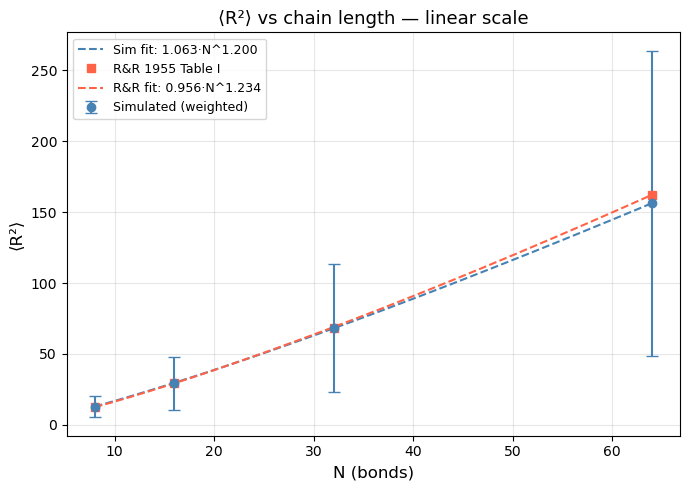
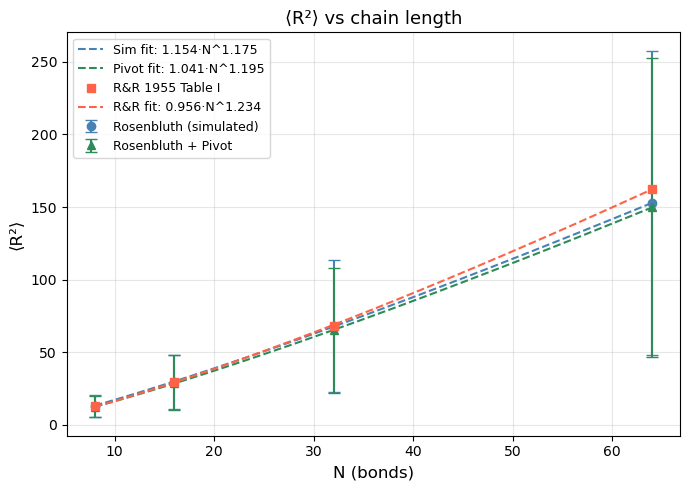
The notebook cell's code change between the first figure and the second:
--- before
+++ after
@@ -5,11 +5,14 @@
 sim_mean   = np.array([lattice_results[n]['w_r2_mean'] for n in CHAIN_LENGTHS])
 sim_std    = np.array([lattice_results[n]['w_r2_std']  for n in CHAIN_LENGTHS])
-pub_values = np.array([lattice_results[n]['published'] for n in CHAIN_LENGTHS])
+pub_values = np.array([RR1955_R2[n]                   for n in CHAIN_LENGTHS])
+piv_mean   = np.array([pivot_results[n]['mean']        for n in CHAIN_LENGTHS])
+piv_std    = np.array([pivot_results[n]['std']         for n in CHAIN_LENGTHS])
 
 def power_law(n, a, nu):
     return a * n ** nu
 
-popt_sim, _ = curve_fit(power_law, N_arr, sim_mean, p0=[1.0, 1.2])
+popt_sim, _ = curve_fit(power_law, N_arr, sim_mean,  p0=[1.0, 1.2])
 popt_pub, _ = curve_fit(power_law, N_arr, pub_values, p0=[1.0, 1.2])
+popt_piv, _ = curve_fit(power_law, N_arr, piv_mean,  p0=[1.0, 1.2])
 
 N_fit = np.linspace(N_arr[0], N_arr[-1], 300)
@@ -18,14 +21,21 @@
 
 ax.errorbar(N_arr, sim_mean, yerr=sim_std, fmt='o', capsize=4,
-            label='Simulated (weighted)', color='steelblue', zorder=5)
+            color='steelblue', label='Rosenbluth (simulated)', zorder=5)
 ax.plot(N_fit, power_law(N_fit, *popt_sim), '--', color='steelblue',
         label=f'Sim fit: {popt_sim[0]:.3f}·N^{popt_sim[1]:.3f}')
-ax.plot(N_arr, pub_values, 's', color='tomato', zorder=5,
+
+ax.errorbar(N_arr, piv_mean, yerr=piv_std, fmt='^', capsize=4,
+            color='seagreen', label='Rosenbluth + Pivot', zorder=5)
+ax.plot(N_fit, power_law(N_fit, *popt_piv), '--', color='seagreen',
+        label=f'Pivot fit: {popt_piv[0]:.3f}·N^{popt_piv[1]:.3f}')
+
+ax.plot(N_arr, pub_values, 's', color='tomato', zorder=6,
         label='R&R 1955 Table I')
 ax.plot(N_fit, power_law(N_fit, *popt_pub), '--', color='tomato',
         label=f'R&R fit: {popt_pub[0]:.3f}·N^{popt_pub[1]:.3f}')
+
 ax.set_xlabel('N (bonds)', fontsize=12)
 ax.set_ylabel('⟨R²⟩', fontsize=12)
-ax.set_title('⟨R²⟩ vs chain length — linear scale', fontsize=13)
+ax.set_title('⟨R²⟩ vs chain length', fontsize=13)
 ax.legend(fontsize=9)
 ax.grid(True, alpha=0.3)
@@ -35,5 +45,6 @@
 plt.show()
 
-print(f"\nSimulated fit :  ⟨R²⟩ = {popt_sim[0]:.3f} · N^{popt_sim[1]:.3f}")
-print(f"R&R 1955 fit  :  ⟨R²⟩ = {popt_pub[0]:.3f} · N^{popt_pub[1]:.3f}")
-print(f"Expected exponent for 3D SAW: 2ν ≈ 1.176  (ν = 0.588)")
+print(f"Rosenbluth sim fit :  ⟨R²⟩ = {popt_sim[0]:.3f} · N^{popt_sim[1]:.3f}")
+print(f"Rosenbluth + Pivot :  ⟨R²⟩ = {popt_piv[0]:.3f} · N^{popt_piv[1]:.3f}")
+print(f"R&R 1955 fit       :  ⟨R²⟩ = {popt_pub[0]:.3f} · N^{popt_pub[1]:.3f}")
+print(f"Expected 3D SAW    :  2ν ≈ 1.176  (ν = 0.588)")

Commit: Adding pivot algorithm